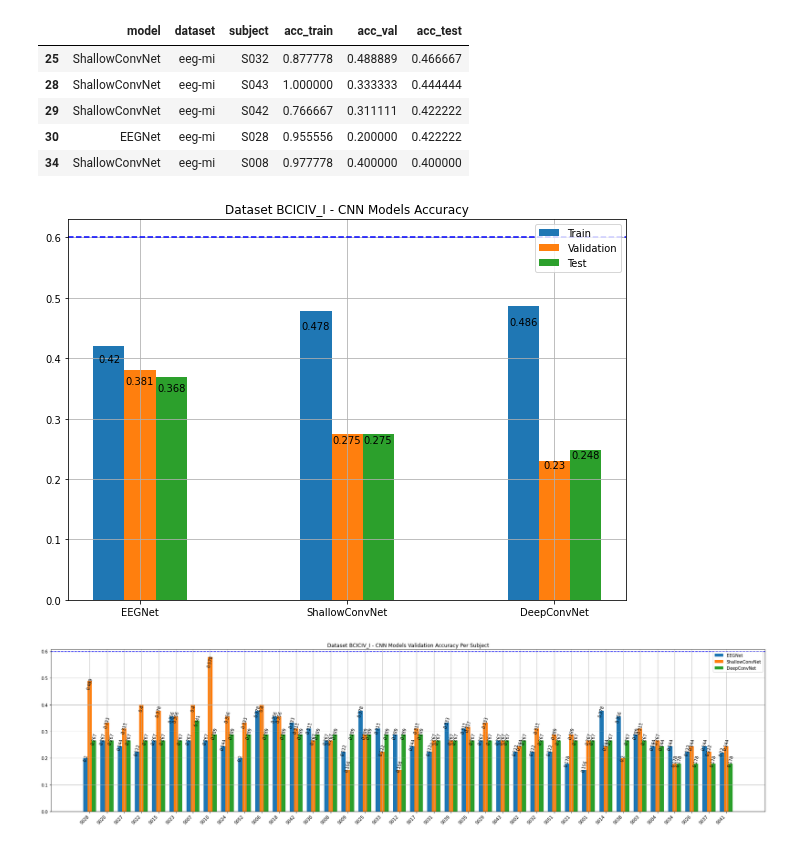
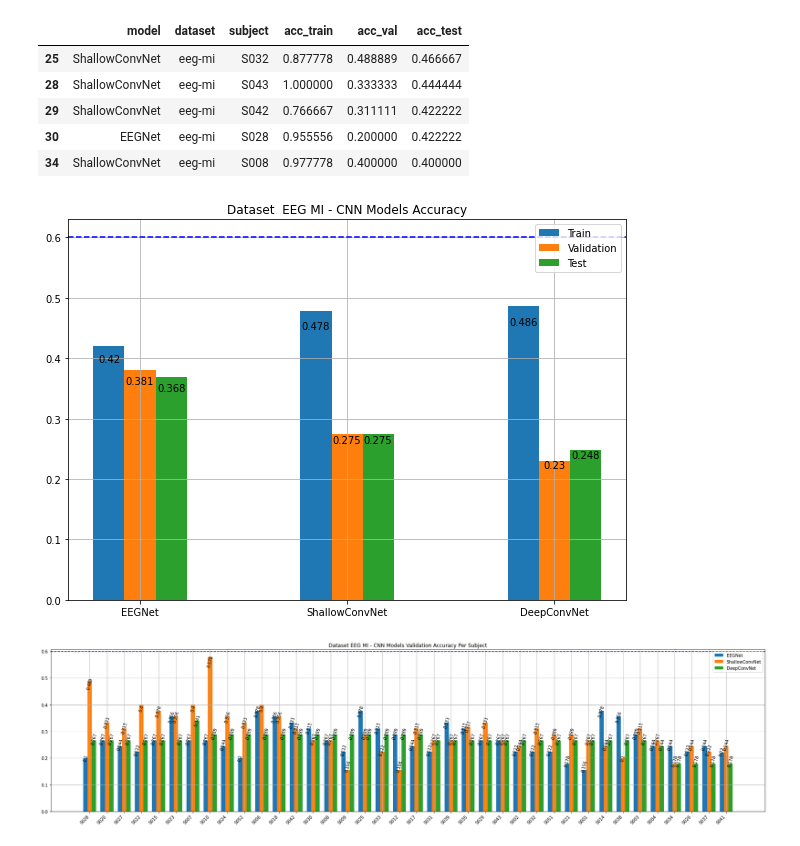
Before and after one commit to maods2/EEG-Analysis-, a Jupyter notebook: src/results.ipynb, the cells around one changed output. Saved outputs shown, nothing was run; the diff lists cells and outputs as text; code cells hidden in the pictures.

Commit message:
correcting plot title names

```diff
--- a/src/results.ipynb
+++ b/src/results.ipynb
@@ -245,26 +245,26 @@ individual_performance_BCICIV_I.head()
 # %%
 x = np.arange(len(global_performance_BCICIV_I['acc_val']))  # pontos do eixo x
 width = 0.15  # largura das barras
 
 fig, ax = plt.subplots(figsize=(10,7))
 train = ax.bar(x - width, global_performance_BCICIV_I['acc_train'], width, label='Train')
 validation = ax.bar(x, global_performance_BCICIV_I['acc_val'], width, label='Validation')
 test = ax.bar(x + width, global_performance_BCICIV_I['acc_test'], width, label='Test')
 
 
 
 autolabel(train,np.round(global_performance_BCICIV_I['acc_train'].values,3))
 autolabel(validation,np.round(global_performance_BCICIV_I['acc_val'].values,3))
 autolabel(test,np.round(global_performance_BCICIV_I['acc_test'].values,3))
 
 plt.axhline(y = 0.6, color = 'b', linestyle = '--')
-ax.set_title('Dataset BCICIV_I - CNN Models Accuracy')
+ax.set_title('Dataset  EEG MI - CNN Models Accuracy')
 ax.set_xticks(x)
 ax.set_xticklabels(global_performance_BCICIV_I['model'])
 ax.grid()
 ax.legend();
 # %% [output]
-[figure, old version]
+[figure, new version]
 # %%
 x = np.arange(len(individual_performance_BCICIV_I['acc_val'][individual_performance_BCICIV_I['model'] == 'EEGNet']))  # pontos do eixo x
 width = 0.25  # largura das barras
```
Also changed, not shown: parts of 6 cells of this notebook.
